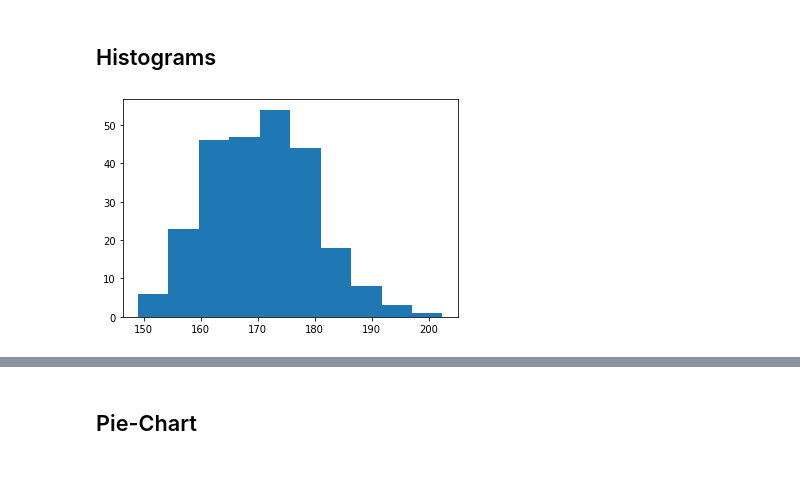
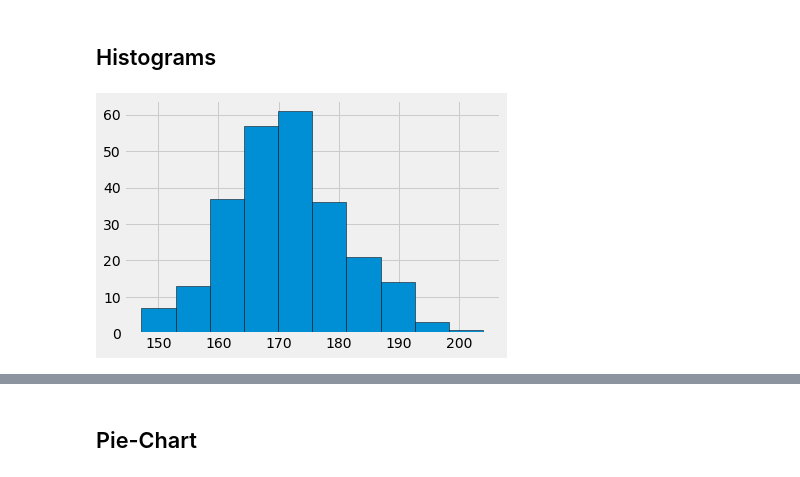
Before and after one commit to codernayeem/python-data-science-cheat-sheet, a Jupyter notebook: 3.1_matplotlib.ipynb, the cells around one changed output, grey strips where cells are left out. Drawn from its saved outputs; the diff is of its cells as text; code cells hidden in the pictures.

```diff
--- a/3.1_matplotlib.ipynb
+++ b/3.1_matplotlib.ipynb
@@ -1,6 +1,7 @@
 # %%
 import numpy as np
 from matplotlib import pyplot as plt
+plt.style.use('fivethirtyeight')
 # %% [markdown]
 ## Simple Poltting using PyPlot
 # %%
@@ -236,7 +264,9 @@ plt.show()
 # %%
 x = np.random.normal(170, 10, 250)
 
-plt.hist(x)
+bins = [170, 180, 190, 200, 210]
+
+plt.hist(x, edgecolor='k')
 plt.show()
 # %% [output]
-[figure, old version]
+[figure, new version]
```
Also changed, not shown: parts of 26 cells of this notebook.
